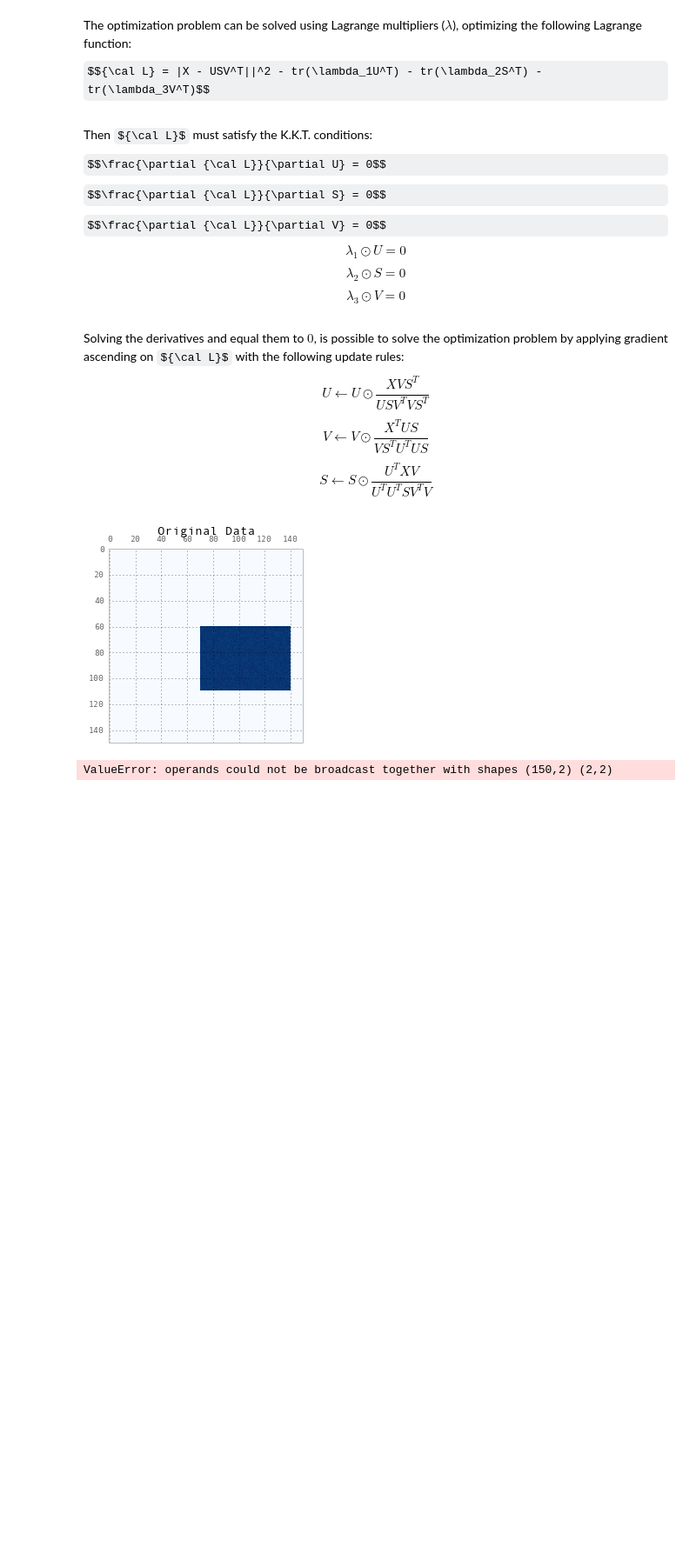
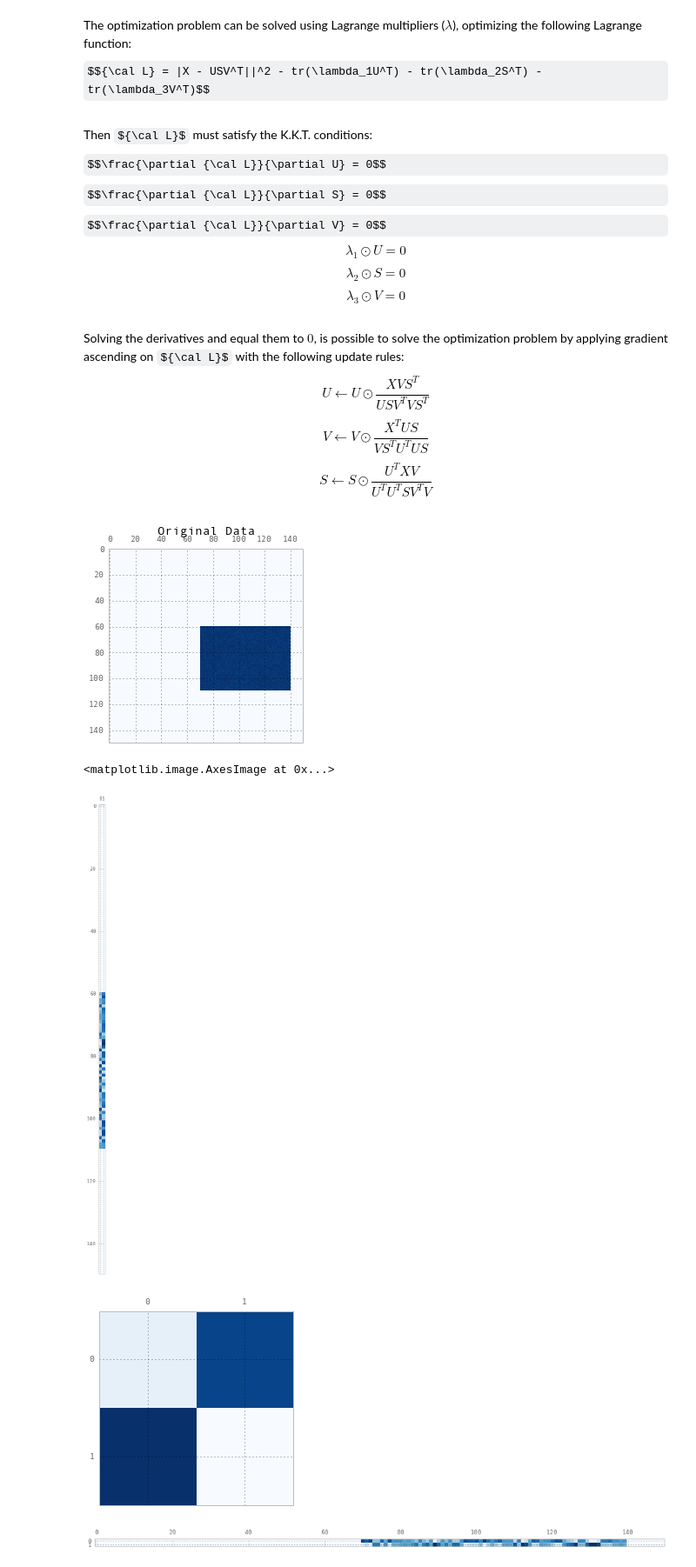
Before and after one commit to lucasbrunialti/biclustering-experiments, a Jupyter notebook: nmf.ipynb, the cells around one changed output. Shown at 87% size. Cells and saved outputs as stored; diff of their text form; code cells hidden in the pictures; some formulas as TeX source; blank space fills up the shorter version.

Commit message:
tests on block value decomp nmf

```diff
--- a/nmf.ipynb
+++ b/nmf.ipynb
@@ -135,7 +134,7 @@ $$U \gets U \odot \frac{XVS^T}{USV^TVS^T}$$
 $$V \gets V \odot \frac{X^TUS}{VS^TU^TUS}$$
 $$S \gets S \odot \frac{U^TXV}{U^TU^TSV^TV}$$
 # %%
-def nmtf(X, k, l, num_iter=100):
+def nmtf(X, k, l, num_iter=1):
     """
     Performs nonnegative block value decomposition
 
@@ -160,47 +159,56 @@ def nmtf(X, k, l, num_iter=100):
         block matrix representing how blocks are related
     V : array matrix of shape (n_features, n_samples_clusters)
     """
-    def norm(A):
-        return A / (np.sum(A,0)*1.0)
+    def scale(A):
+        return (A - A.min()) / (A.max() - A.min())
 
     n, m = X.shape
 
-    U = norm(np.random.rand(n,k))
-    S = norm(np.random.rand(l,k))
-    V = norm(np.random.rand(m,k))
+    U = scale(np.random.rand(n,k))
+    S = scale(np.random.rand(k,l))
+    V = scale(np.random.rand(l,m))
 
-    X_norm = norm(X)
+    X_norm = scale(X)
     for i in xrange(num_iter):
-        U_delta = (X_norm.dot(V).dot(S.T)) / (U.dot(S).dot(V.T).dot(V).dot(S.T))
+        U_delta = (X_norm.dot(V.T).dot(S.T)) / (U.dot(S).dot(V).dot(V.T).dot(S.T))
         U_new = np.multiply(U,U_delta)
 
-        V_delta = (X_norm.T.dot(U).dot(S)) / (V.dot(S.T).dot(U.T).dot(U).dot(S))
-        V_new = np.multiply(V,V_delta)
+        V_delta = (S.T.dot(U.T).dot(X_norm)) / (S.T.dot(U.T).dot(U).dot(S).dot(V))
+        V_new = np.nan_to_num(np.multiply(V,V_delta))
 
-        S_delta = (U.T.dot(X_norm).dot(V)) / (U.T.dot(U).dot(S).dot(V.T).dot(V))
-        S_new = np.multiply(S,S_delta)
+        S_delta = (U.T.dot(X_norm).dot(V.T)) / (U.T.dot(U).dot(S).dot(V).dot(V.T))
+        S_new = np.nan_to_num(np.multiply(S,S_delta))
 
         U = U_new
         V = V_new
         S = S_new
 
     # normalization
-    U_diag = np.diag(np.diag(U))
-    V_diag = np.diag(np.diag(V))
+#     U_diag = np.diag(np.diag(np.ones(n).dot(U)))
+#     V_diag = np.diag(np.diag(np.ones(m).dot(U.T).T))
 
-    U = np.multiply(U, np.diag(np.diag(S.dot(V_diag))))
-    V = np.multiply(V, np.diag(np.diag(U_diag.dot(S))))
+#     U = np.multiply(U, np.diag(S.dot(V_diag)))
+#     V = np.multiply(V, np.diag(U_diag.dot(S)))
 
     return U, S, V
 # %%
 plt.matshow(generate_dataset(option='a', noise=1.0, noise_background=False), cmap=plt.cm.Blues)
 plt.title("Original Data")
 plt.show()
 
-data = generate_dataset(option='a', noise=1.0, noise_background=False, shuffle=True)
+data = generate_dataset(option='a', noise=1.0, noise_background=False, shuffle=False)
 X = data
 
 U, S, V = nmtf(X,2,2)
+
+plt.matshow(U, cmap=plt.cm.Blues)
+plt.matshow(S, cmap=plt.cm.Blues)
+plt.matshow(V, cmap=plt.cm.Blues)
+
+plt.matshow(U.dot(S).dot(V), cmap=plt.cm.Blues)
 # %% [output]
 [figure]
-ValueError: operands could not be broadcast together with shapes (150,2) (2,2)
+<matplotlib.image.AxesImage at 0x...>
+[figure, added]
+[figure, added]
+[figure, added]
```
Also changed, not shown: parts of 3 cells of this notebook.
